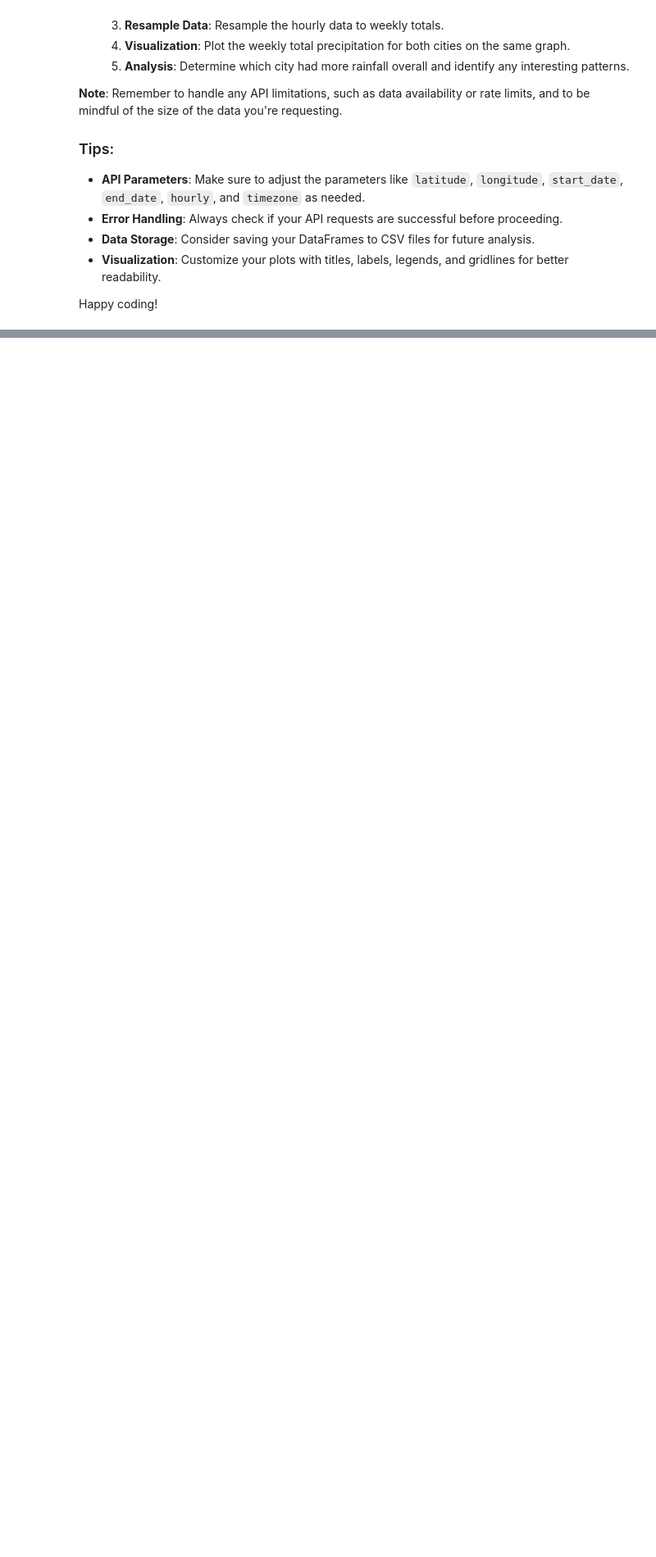
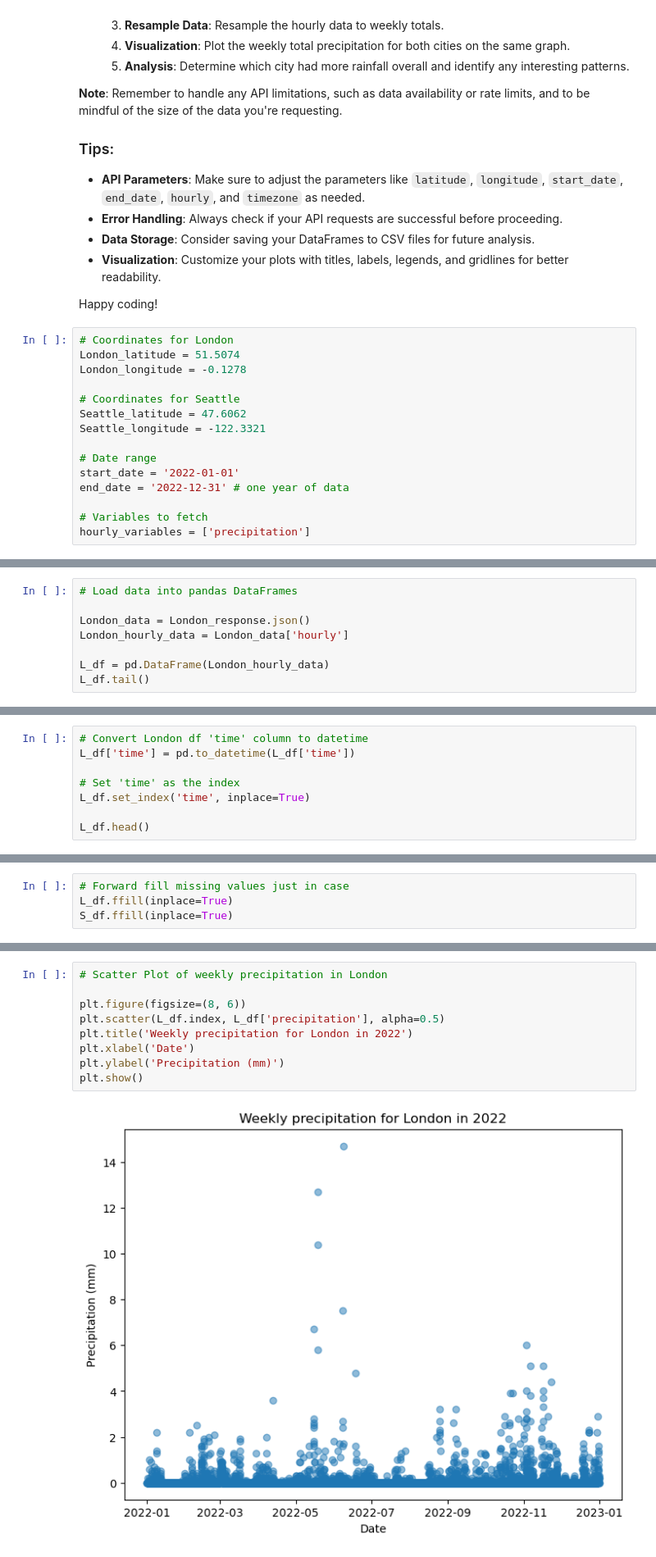
Before and after one commit to ashleyjtoth/API-mini-project, a Jupyter notebook: api_data_wrangling.ipynb, the cells around one changed output, grey strips where cells are left out. Shown at 82% size. Drawn from its saved outputs; the diff is of its cells as text; blank space fills up the shorter version.

```diff
--- a/api_data_wrangling.ipynb
+++ b/api_data_wrangling.ipynb
@@ -315,3 +315,18 @@ Now it's your turn! Below are some exercises to reinforce what you've learned. T
 - **Visualization**: Customize your plots with titles, labels, legends, and gridlines for better readability.
 
 Happy coding!
+# %%
+# Coordinates for London
+London_latitude = 51.5074
+London_longitude = -0.1278
+
+# Coordinates for Seattle
+Seattle_latitude = 47.6062
+Seattle_longitude = -122.3321
+
+# Date range
+start_date = '2022-01-01'
+end_date = '2022-12-31' # one year of data
+
+# Variables to fetch
+hourly_variables = ['precipitation']
@@ -317,0 +371,8 @@ Happy coding!
+# %%
+# Load data into pandas DataFrames
+
+London_data = London_response.json()
+London_hourly_data = London_data['hourly']
+
+L_df = pd.DataFrame(London_hourly_data)
+L_df.tail()
@@ -317,0 +399,8 @@ Happy coding!
+# %%
+# Convert London df 'time' column to datetime
+L_df['time'] = pd.to_datetime(L_df['time'])
+
+# Set 'time' as the index
+L_df.set_index('time', inplace=True)
+
+L_df.head()
@@ -317,0 +443,4 @@ Happy coding!
+# %%
+# Forward fill missing values just in case
+L_df.ffill(inplace=True)
+S_df.ffill(inplace=True)
@@ -317,0 +502,11 @@ Happy coding!
+# %%
+# Scatter Plot of weekly precipitation in London
+
+plt.figure(figsize=(8, 6))
+plt.scatter(L_df.index, L_df['precipitation'], alpha=0.5)
+plt.title('Weekly precipitation for London in 2022')
+plt.xlabel('Date')
+plt.ylabel('Precipitation (mm)')
+plt.show()
+# %% [output]
+[figure, added]
```
Also changed, not shown: parts of 19 cells of this notebook.
